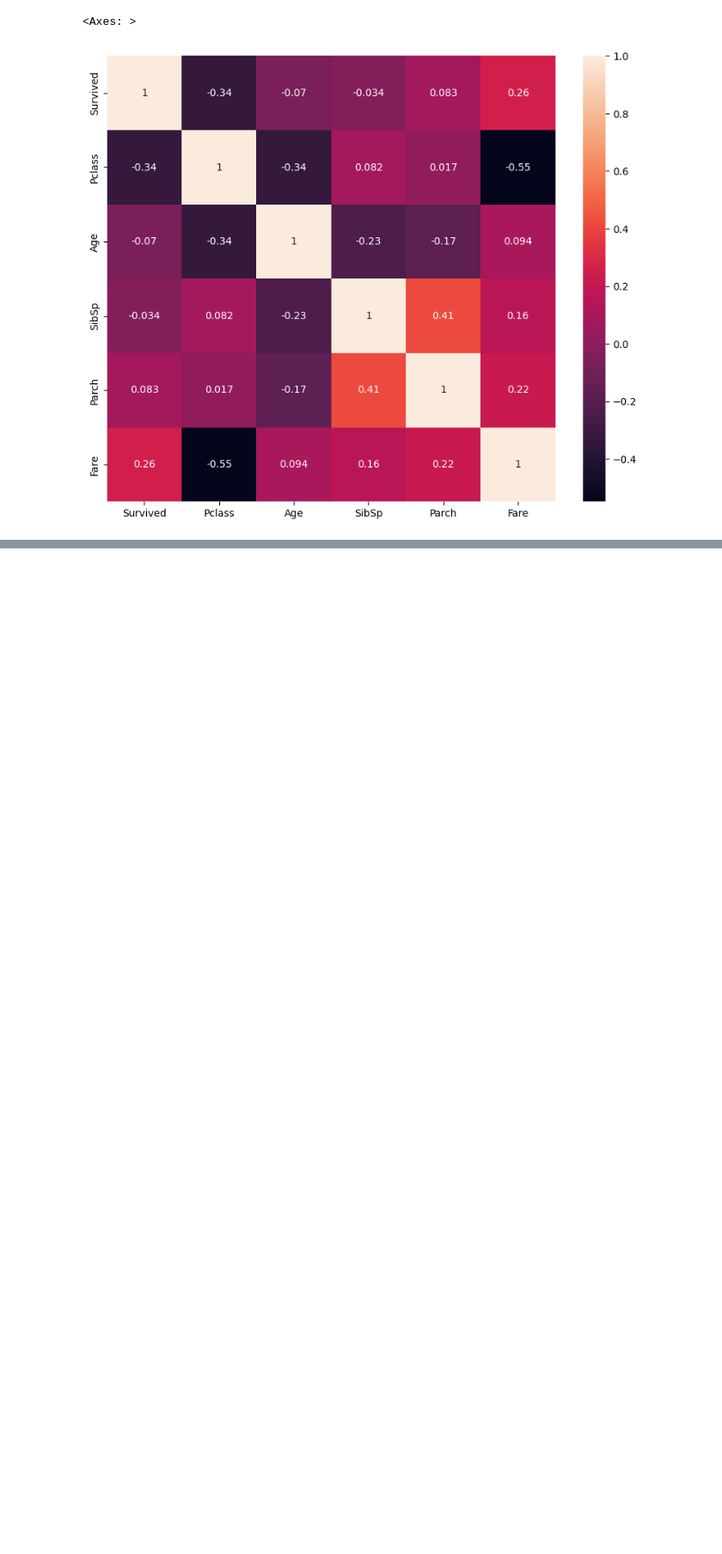
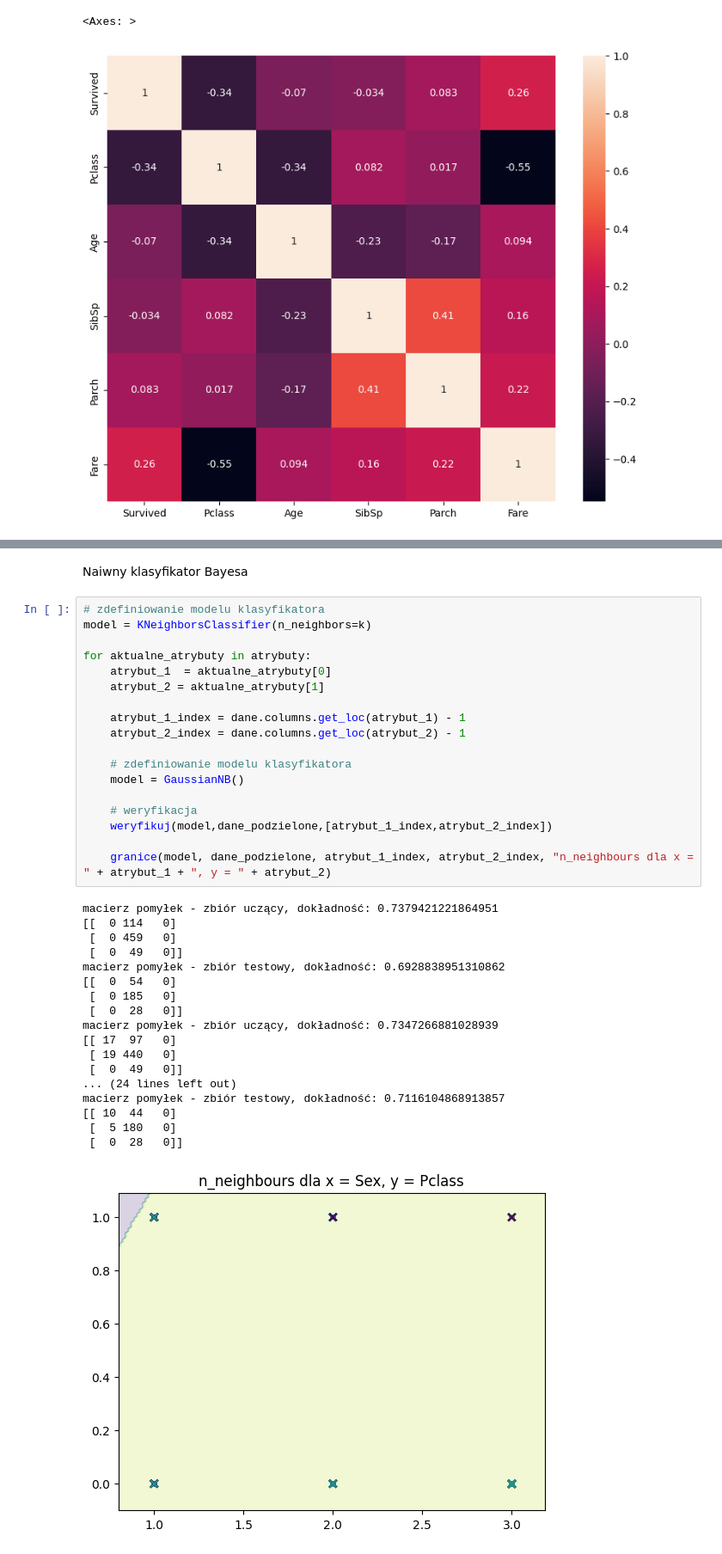
Before and after one commit to nataliabpw/titanic, a Jupyter notebook: project.ipynb, the cells around one changed output, grey strips where cells are left out. Shown at 86% size. Saved outputs shown, nothing was run; the diff lists cells and outputs as text; blank space fills up the shorter version.

```diff
--- a/project.ipynb
+++ b/project.ipynb
@@ -231,0 +395,39 @@ Fare          0.26   -0.55  0.09   0.16   0.22  1.00
+# %% [markdown]
+Naiwny klasyfikator Bayesa
+# %%
+# zdefiniowanie modelu klasyfikatora
+model = KNeighborsClassifier(n_neighbors=k)
+
+for aktualne_atrybuty in atrybuty:
+    atrybut_1  = aktualne_atrybuty[0]
+    atrybut_2 = aktualne_atrybuty[1]
+
+    atrybut_1_index = dane.columns.get_loc(atrybut_1) - 1
+    atrybut_2_index = dane.columns.get_loc(atrybut_2) - 1
+
+    # zdefiniowanie modelu klasyfikatora
+    model = GaussianNB()
+
+    # weryfikacja
+    weryfikuj(model,dane_podzielone,[atrybut_1_index,atrybut_2_index])
+
+    granice(model, dane_podzielone, atrybut_1_index, atrybut_2_index, "n_neighbours dla x = " + atrybut_1 + ", y = " + atrybut_2)
+# %% [output]
+macierz pomyłek - zbiór uczący, dokładność: 0.7379421221864951
+[[  0 114   0]
+ [  0 459   0]
+ [  0  49   0]]
+macierz pomyłek - zbiór testowy, dokładność: 0.6928838951310862
+[[  0  54   0]
+ [  0 185   0]
+ [  0  28   0]]
+macierz pomyłek - zbiór uczący, dokładność: 0.7347266881028939
+[[ 17  97   0]
+ [ 19 440   0]
+ [  0  49   0]]
+... (24 lines left out)
+macierz pomyłek - zbiór testowy, dokładność: 0.7116104868913857
+[[ 10  44   0]
+ [  5 180   0]
+ [  0  28   0]]
+[figure, added]
```
Also changed, not shown: parts of 14 cells of this notebook.
